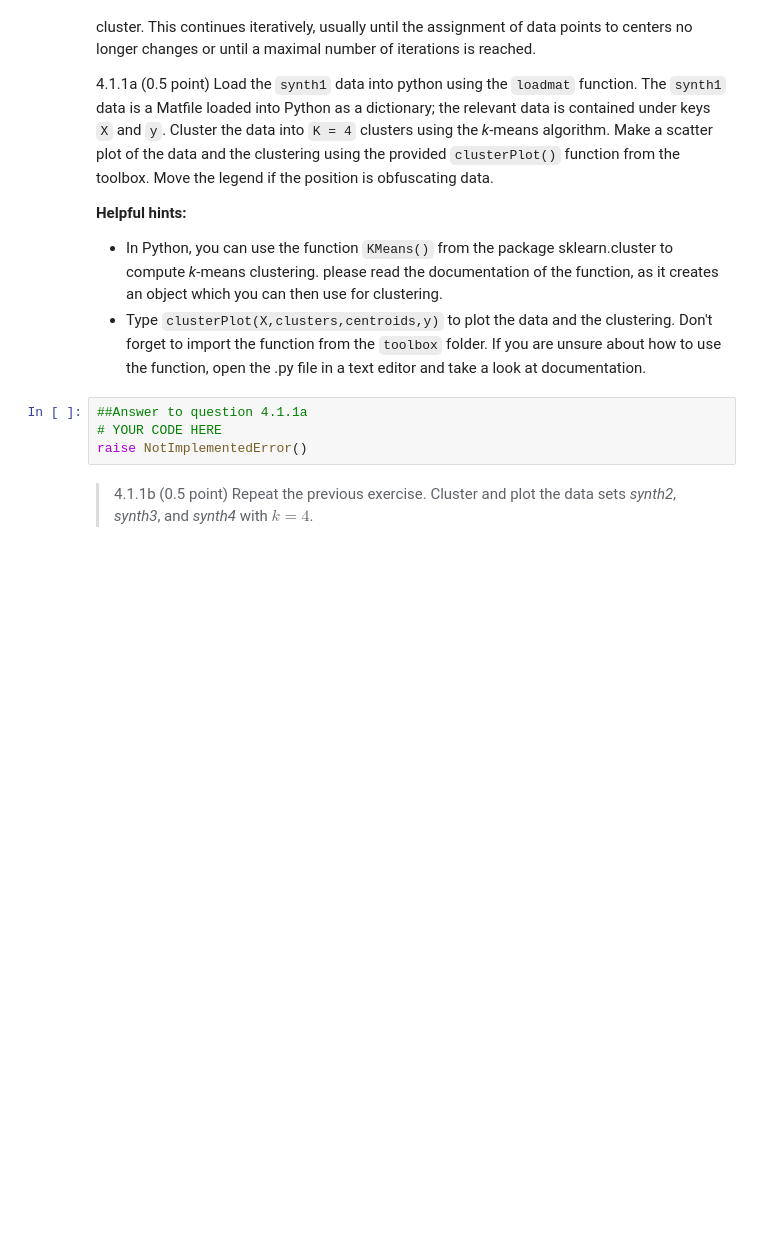
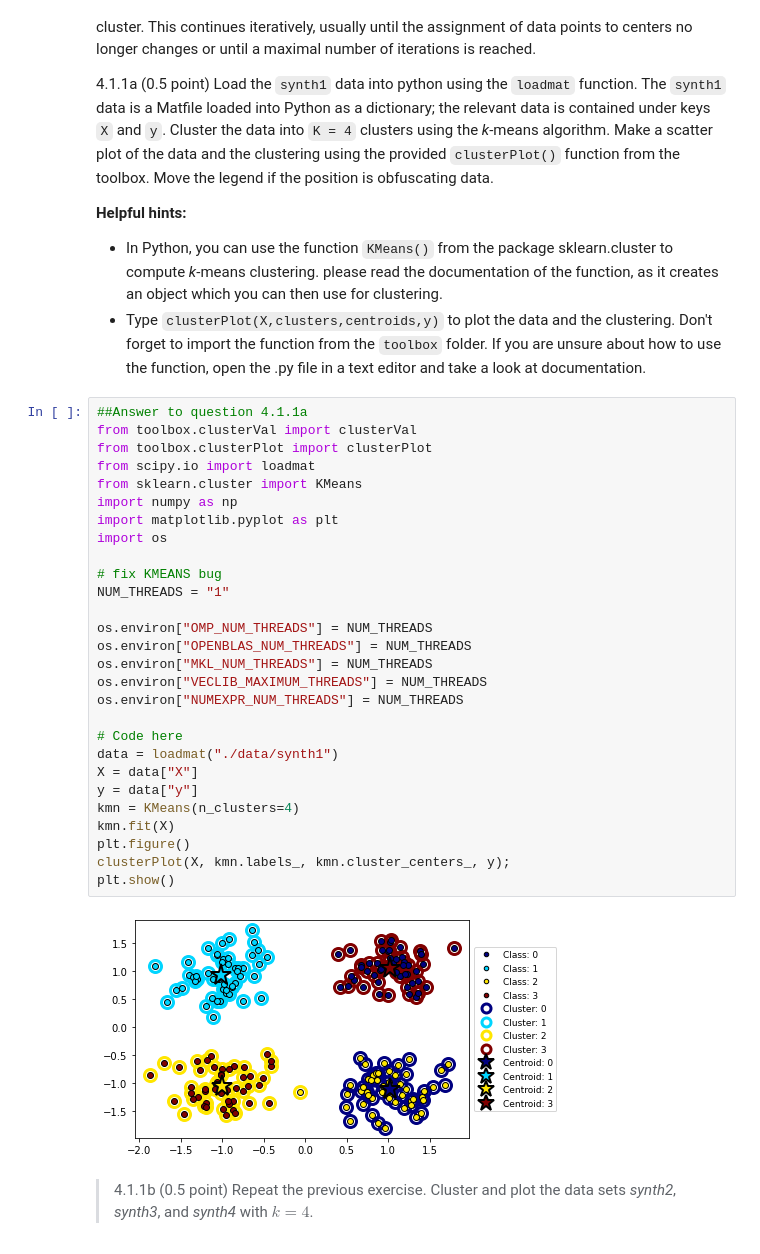
Before and after one commit to Senna-Renting/Data-Mining-Assignments, a Jupyter notebook: assignment_4/assignment_4.ipynb, the cells around one changed output. Cells and saved outputs as stored; diff of their text form; blank space fills up the shorter version.

```diff
--- a/assignment_4/assignment_4.ipynb
+++ b/assignment_4/assignment_4.ipynb
@@ -52,9 +52,35 @@ In this part of the exercise we will investigate *k*-means clustering. In *k*-me
 **Helpful hints:**
  + In Python, you can use the function `KMeans()` from the package sklearn.cluster to compute *k*-means clustering. please read the documentation of the function, as it creates an object which you can then use for clustering.
  + Type `clusterPlot(X,clusters,centroids,y)` to plot the data and the clustering. Don't forget to import the function from the `toolbox` folder. If you are unsure about how to use the function, open the .py file in a text editor and take a look at documentation.
-# %%
-##Answer to question 4.1.1a
-# YOUR CODE HERE
-raise NotImplementedError()
+# %%
+##Answer to question 4.1.1a
+from toolbox.clusterVal import clusterVal
+from toolbox.clusterPlot import clusterPlot
+from scipy.io import loadmat
+from sklearn.cluster import KMeans
+import numpy as np
+import matplotlib.pyplot as plt
+import os
+
+# fix KMEANS bug
+NUM_THREADS = "1"
+
+os.environ["OMP_NUM_THREADS"] = NUM_THREADS
+os.environ["OPENBLAS_NUM_THREADS"] = NUM_THREADS
+os.environ["MKL_NUM_THREADS"] = NUM_THREADS
+os.environ["VECLIB_MAXIMUM_THREADS"] = NUM_THREADS
+os.environ["NUMEXPR_NUM_THREADS"] = NUM_THREADS
+
+# Code here
+data = loadmat("./data/synth1")
+X = data["X"]
+y = data["y"]
+kmn = KMeans(n_clusters=4)
+kmn.fit(X)
+plt.figure()
+clusterPlot(X, kmn.labels_, kmn.cluster_centers_, y);
+plt.show()
+# %% [output]
+[figure, added]
 # %% [markdown]
 > 4.1.1b (0.5 point) Repeat the previous exercise. Cluster and plot the data sets *synth2*, *synth3*, and *synth4* with $k=4$.
```
Also changed, not shown: parts of 6 cells of this notebook.
